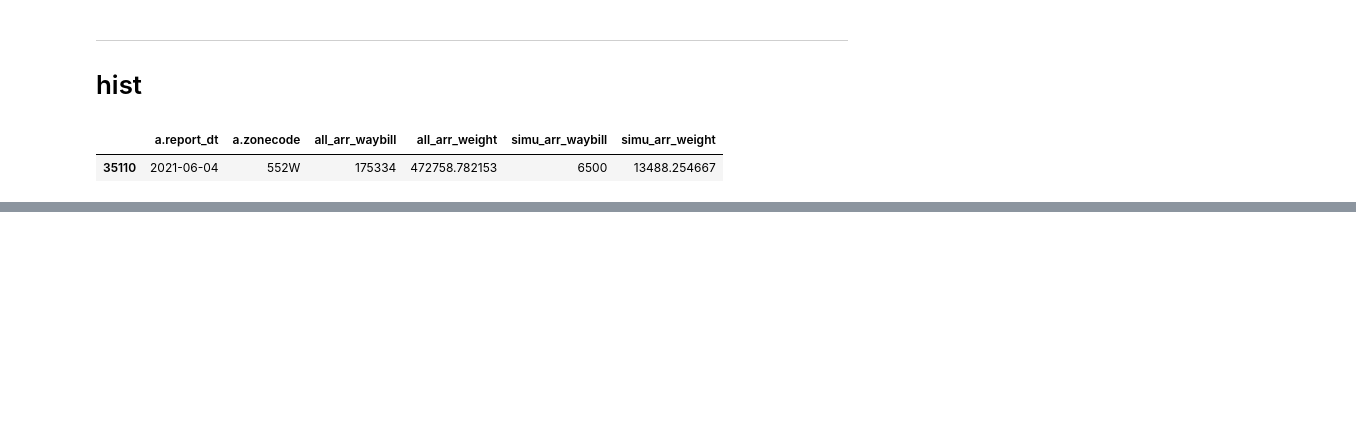
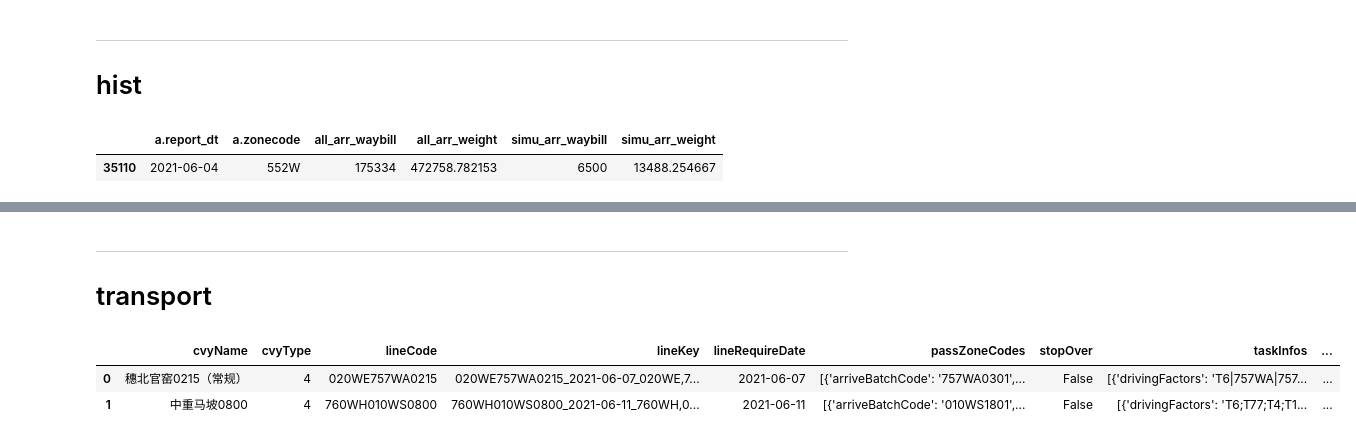
Before and after one commit to fyenne/play7_comp, a Jupyter notebook: data_clea.ipynb, the cells around one changed output, grey strips where cells are left out. Cells and saved outputs as stored; diff of their text form; code cells hidden in the pictures; blank space fills up the shorter version.

```diff
--- a/data_clea.ipynb
+++ b/data_clea.ipynb
@@ -230,0 +260,9 @@ prc_in.head(6)
+# %% [markdown]
+---
+# transport
+# %%
+trans.head(2)
+# %% [output]
+|  | cvyName | cvyType | lineCode | lineKey | lineRequireDate | passZoneCodes | stopOver | taskInfos | ... |
+| 0 | 穗北官窑0215（常规） | 4 | 020WE757WA0215 | 020WE757WA0215_2021-06-07_020WE,7... | 2021-06-07 | [{'arriveBatchCode': '757WA0301',... | False | [{'drivingFactors': 'T6|757WA|757... | ... |
+| 1 | 中重马坡0800 | 4 | 760WH010WS0800 | 760WH010WS0800_2021-06-11_760WH,0... | 2021-06-11 | [{'arriveBatchCode': '010WS1801',... | False | [{'drivingFactors': 'T6;T77;T4;T1... | ... |
```
Also changed, not shown: parts of 20 cells of this notebook, 2 other files.
